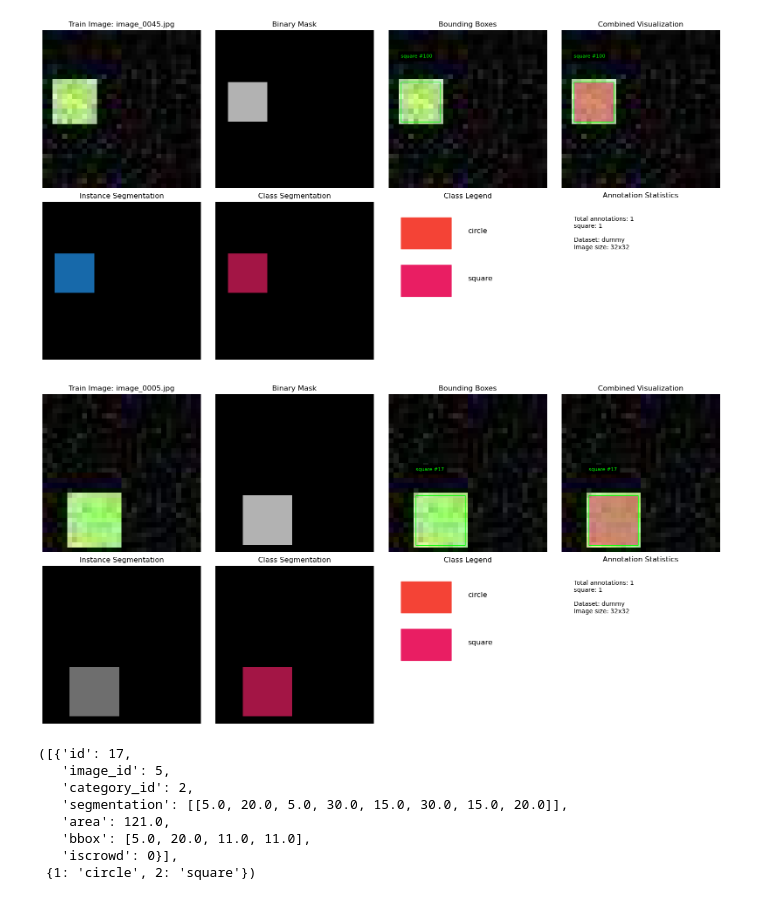
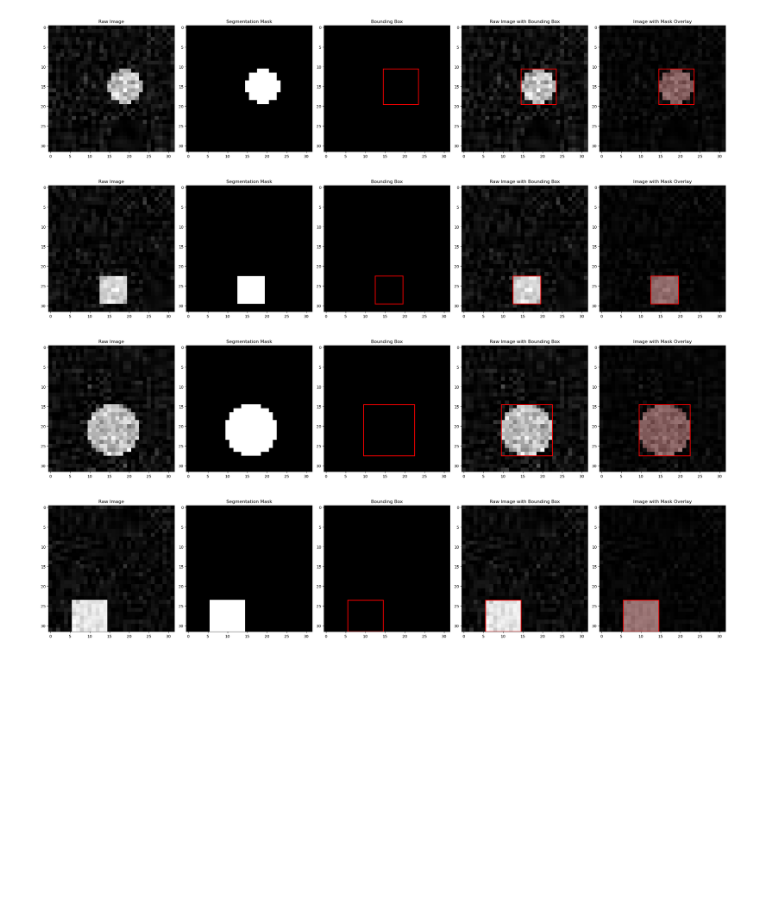
Before and after one commit to aymuos15/SOLOv2_2D, a Jupyter notebook: datasets/dummy_2d/visualise_data.ipynb, the cells around one changed output. Drawn from its saved outputs; the diff is of its cells as text; code cells hidden in the pictures; blank space fills up the shorter version.

Commit message:
Update README.md and visualise_data.ipynb

```diff
--- a/datasets/dummy_2d/visualise_data.ipynb
+++ b/datasets/dummy_2d/visualise_data.ipynb
@@ -650,15 +0,0 @@ def visualize_sample(dataset_dir=None, split='train', sample_index=18):
-# %%
-# Example usage:
-visualize_sample('/home/localssk23/SOLOv2_2D/datasets/dummy_2d', split='train', sample_index=45)
-visualize_sample('/home/localssk23/SOLOv2_2D/datasets/dummy_2d', split='train', sample_index=5)
-# %% [output]
-[figure, removed]
-[figure, removed]
-([{'id': 17,
-   'image_id': 5,
-   'category_id': 2,
-   'segmentation': [[5.0, 20.0, 5.0, 30.0, 15.0, 30.0, 15.0, 20.0]],
-   'area': 121.0,
-   'bbox': [5.0, 20.0, 11.0, 11.0],
-   'iscrowd': 0}],
- {1: 'circle', 2: 'square'})
@@ -664,0 +73,60 @@ visualize_sample('/home/localssk23/SOLOv2_2D/datasets/dummy_2d', split='train',
+# %%
+def visualize_coco_data(json_path, img_dir, num_images=5):
+    """
+    Visualizes COCO data by plotting images with bounding boxes and masks.
+
+    Args:
+        json_path (str): Path to the COCO JSON file.
+        img_dir (str): Directory containing the images.
+        num_images (int): Number of images to visualize.
+    """
+    # Load the COCO JSON file
+    with open(json_path, 'r') as f:
+        coco_data = json.load(f)
+
+    # Create a dictionary mapping image_id to annotations
+    image_to_annotations = {}
+    for annotation in coco_data["annotations"]:
+        image_id = annotation["image_id"]
+        if image_id not in image_to_annotations:
+            image_to_annotations[image_id] = []
+        image_to_annotations[image_id].append(annotation)
+
+    # Process each image
+    num_visualized = 0
+    for image_info in coco_data["images"]:
+        image_id = image_info["id"]
+        file_name = image_info["file_name"]
+
+        # Skip if no annotations for this image
+        if image_id not in image_to_annotations:
+            print(f"No annotations found for image {file_name}")
+            continue
+
+        # Load the image
+        img_path = os.path.join(img_dir, file_name)
+        img = cv2.imread(img_path, cv2.IMREAD_GRAYSCALE) / 255.0  # Read image in grayscale and normalize
+
+        # Get all annotations for this image
+        annotations = image_to_annotations[image_id]
+
+        # Plot the image with bounding boxes and masks
+        for annotation in annotations:
+            bbox = annotation["bbox"]
+            segmentation = annotation["segmentation"][0]
+            mask = create_mask_from_segmentation(segmentation, img.shape)
+            plot_image_with_bbox_and_mask(img, bbox, mask)
+
+        num_visualized += 1
+        if num_visualized >= num_images:
+            break
+
+# Example usage
+json_path = "/home/localssk23/SOLOv2_2D/datasets/dummy_2d/imgs/annotations.json"
+img_dir = "/home/localssk23/SOLOv2_2D/datasets/dummy_2d/imgs"
+visualize_coco_data(json_path, img_dir, num_images=4)
+# %% [output]
+[figure, added]
+[figure, added]
+[figure, added]
+[figure, added]
```
Also changed, not shown: parts of 6 cells of this notebook, 1 other file.
